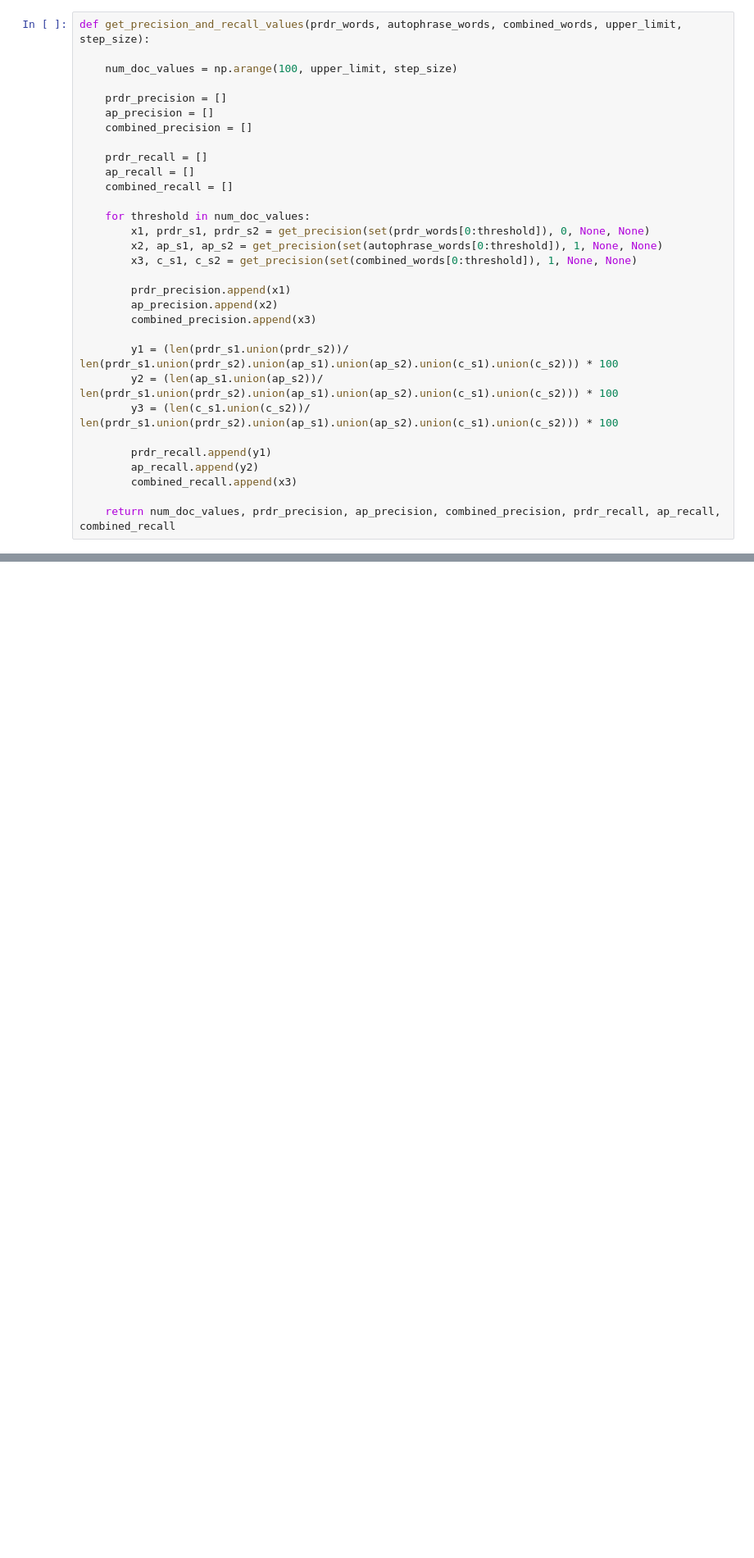
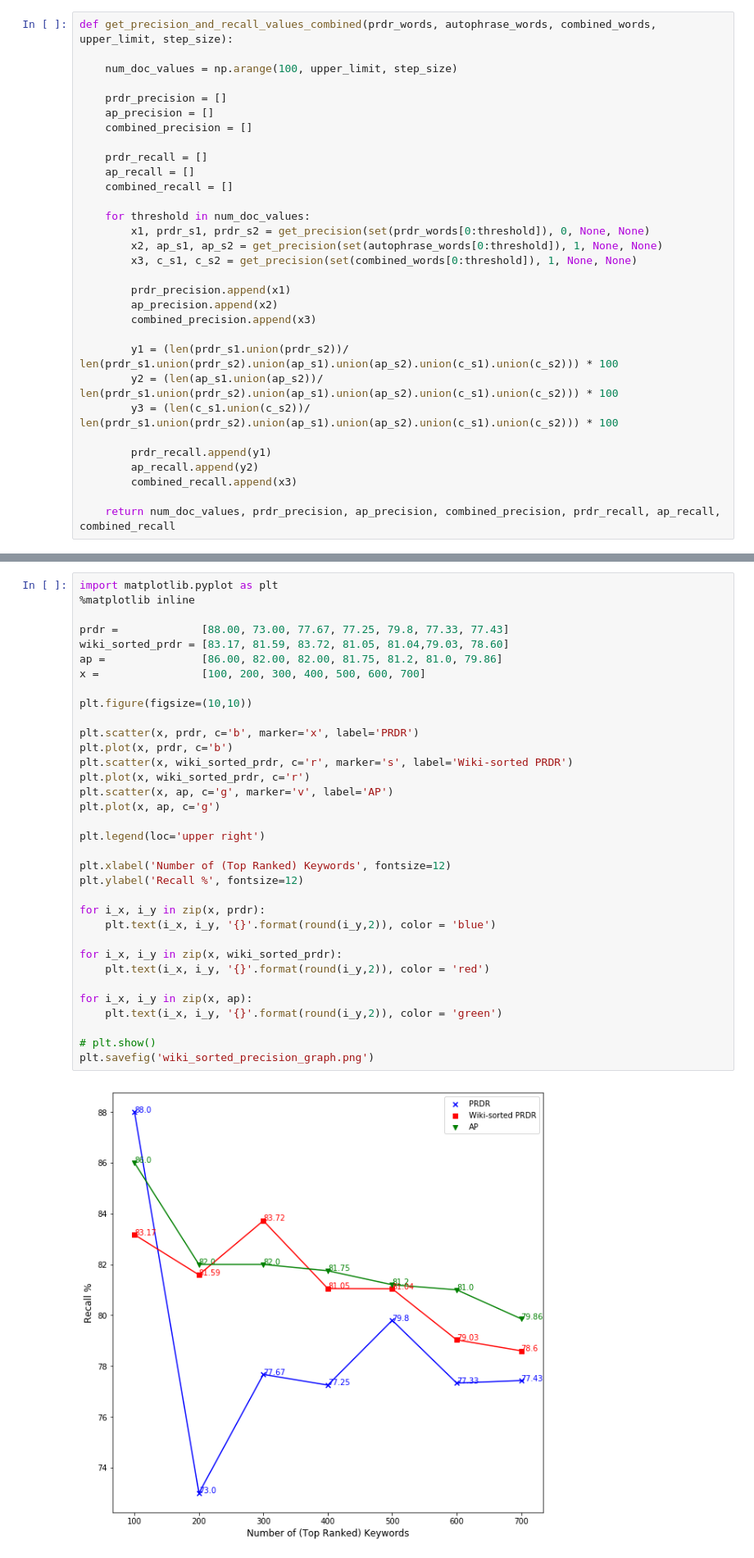
Before and after one commit to harrywsh/phrase-detection, a Jupyter notebook: metrics/clean_labelling_algorithm.ipynb, the cells around one changed output, grey strips where cells are left out. Shown at 82% size. Cells and saved outputs as stored; diff of their text form; blank space fills up the shorter version.

```diff
--- a/metrics/clean_labelling_algorithm.ipynb
+++ b/metrics/clean_labelling_algorithm.ipynb
@@ -69,5 +239,5 @@ def get_recall(prdr_good_set, ap_good_set):
 # %%
-def get_precision_and_recall_values(prdr_words, autophrase_words, combined_words, upper_limit, step_size):
+def get_precision_and_recall_values_combined(prdr_words, autophrase_words, combined_words, upper_limit, step_size):
 
     num_doc_values = np.arange(100, upper_limit, step_size)
 
@@ -300,0 +421,36 @@ plt.savefig('combined_f1_graph.png')
+# %%
+import matplotlib.pyplot as plt
+%matplotlib inline
+
+prdr =             [88.00, 73.00, 77.67, 77.25, 79.8, 77.33, 77.43]
+wiki_sorted_prdr = [83.17, 81.59, 83.72, 81.05, 81.04,79.03, 78.60]
+ap =               [86.00, 82.00, 82.00, 81.75, 81.2, 81.0, 79.86]
+x =                [100, 200, 300, 400, 500, 600, 700]
+
+plt.figure(figsize=(10,10))
+
+plt.scatter(x, prdr, c='b', marker='x', label='PRDR')
+plt.plot(x, prdr, c='b')
+plt.scatter(x, wiki_sorted_prdr, c='r', marker='s', label='Wiki-sorted PRDR')
+plt.plot(x, wiki_sorted_prdr, c='r')
+plt.scatter(x, ap, c='g', marker='v', label='AP')
+plt.plot(x, ap, c='g')
+
+plt.legend(loc='upper right')
+
+plt.xlabel('Number of (Top Ranked) Keywords', fontsize=12)
+plt.ylabel('Recall %', fontsize=12)
+
+for i_x, i_y in zip(x, prdr):
+    plt.text(i_x, i_y, '{}'.format(round(i_y,2)), color = 'blue')
+
+for i_x, i_y in zip(x, wiki_sorted_prdr):
+    plt.text(i_x, i_y, '{}'.format(round(i_y,2)), color = 'red')
+
+for i_x, i_y in zip(x, ap):
+    plt.text(i_x, i_y, '{}'.format(round(i_y,2)), color = 'green')
+
+# plt.show()
+plt.savefig('wiki_sorted_precision_graph.png')
+# %% [output]
+[figure, added]
```
Also changed, not shown: parts of 21 cells of this notebook, 15 other files.
